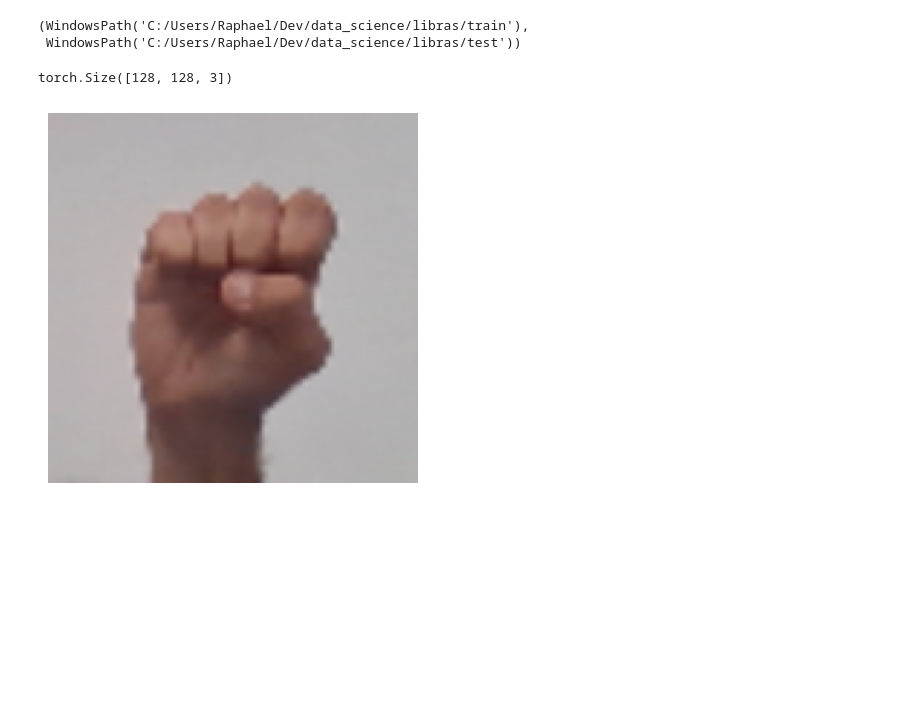
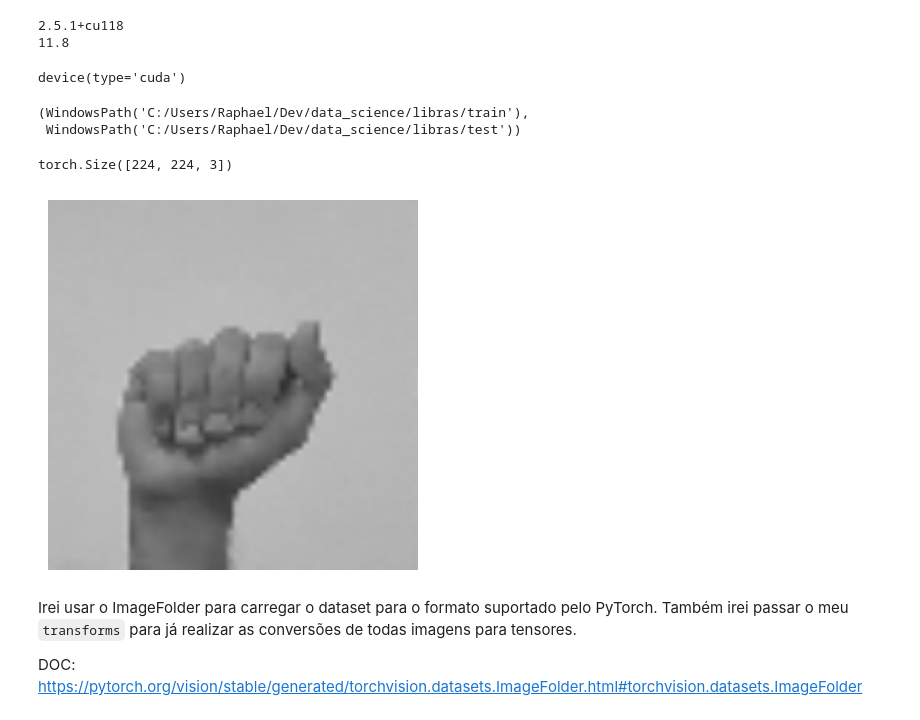
Before and after one commit to raphamatoss/Detector-de-Libras, a Jupyter notebook: libras_detector.ipynb, the cells around one changed output. Drawn from its saved outputs; the diff is of its cells as text; code cells hidden in the pictures; blank space fills up the shorter version.

```diff
--- a/libras_detector.ipynb
+++ b/libras_detector.ipynb
@@ -21,7 +1,17 @@ Sun Feb  9 23:36:05 2025
+# %%
+import torch
+import os
+
+print(torch.__version__)
+print(torch.version.cuda)
+# %% [output]
+2.5.1+cu118
+11.8
 # %%
-import torch
-
 device = torch.device("cuda" if torch.cuda.is_available() else "cpu")
+device
+# %% [output]
+device(type='cuda')
 # %%
 from pathlib import Path
 data_dir = Path("C:/Users/Raphael/Dev/data_science/libras")
@@ -46,8 +36,8 @@ img = Image.open(random_image_path)
 
 transforms = v2.Compose([
     v2.ToImage(),
-    v2.ToDtype(torch.uint8, scale=True),
-    v2.Resize(size=(128, 128), antialias=True),
+    v2.Resize(size=(224, 224), antialias=True),
+    v2.Grayscale(3),
     v2.ToDtype(torch.float32, scale=True),
 ])
 
@@ -55,12 +45,16 @@ transforms = v2.Compose([
 transformed_image = transforms(img).permute(1, 2, 0)
 transformed_image.shape
 # %% [output]
-torch.Size([128, 128, 3])
+torch.Size([224, 224, 3])
 # %%
 import matplotlib.pyplot as plt
 
-plt.imshow(transformed_image)
+plt.imshow(transformed_image, cmap='gray')
 plt.axis('off')
 plt.show()
 # %% [output]
-[figure, old version]
+[figure, new version]
+# %% [markdown]
+Irei usar o ImageFolder para carregar o dataset para o formato suportado pelo PyTorch. Também irei passar o meu `transforms` para já realizar as conversões de todas imagens para tensores.
+
+DOC: https://pytorch.org/vision/stable/generated/torchvision.datasets.ImageFolder.html#torchvision.datasets.ImageFolder
```
Also changed, not shown: parts of 17 cells of this notebook.
